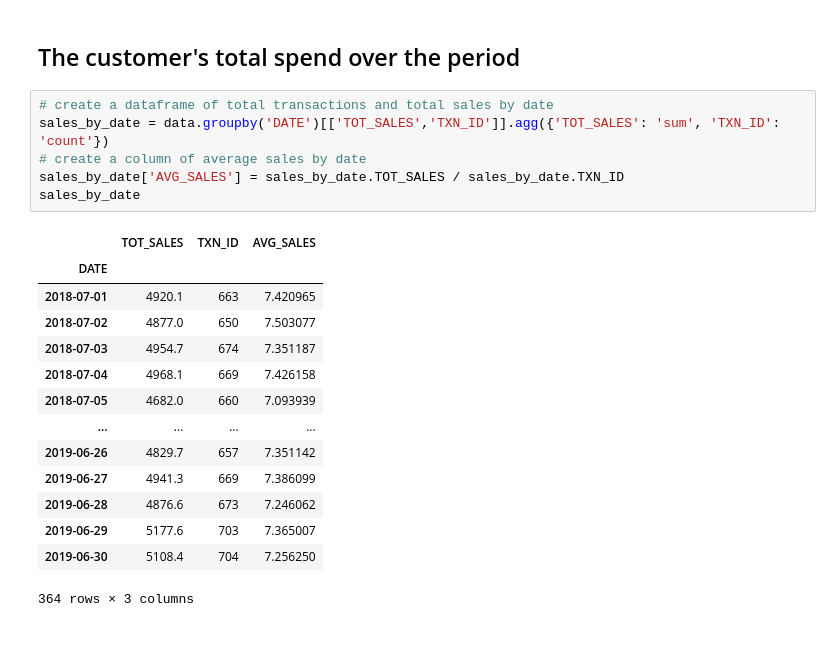
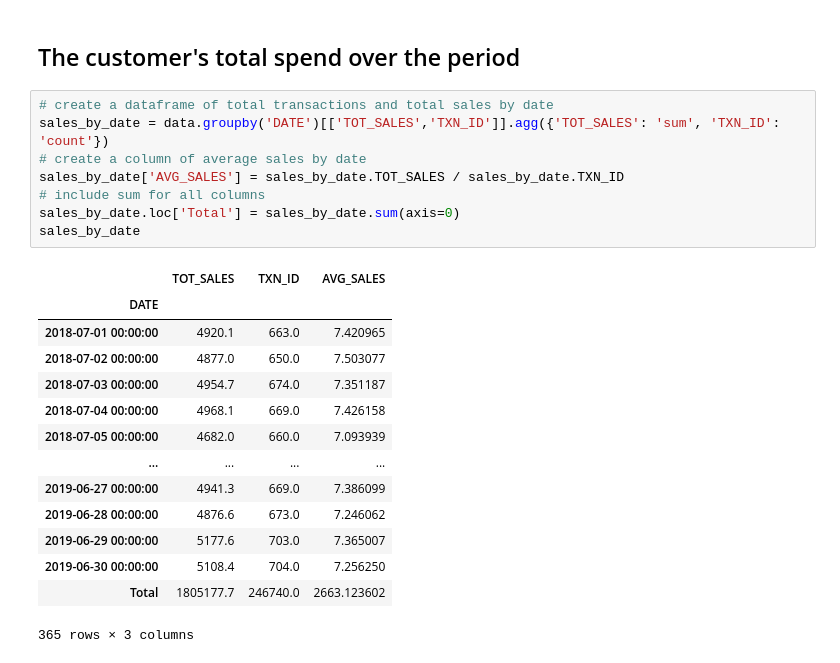
Before and after one commit to Ethan4thewin/Quantium---Chips, a Jupyter notebook: my_nb.ipynb, the cells around one changed output. Drawn from its saved outputs; the diff is of its cells as text.

```diff
--- a/my_nb.ipynb
+++ b/my_nb.ipynb
@@ -590,21 +635,23 @@ Based on the descriptive statistics above:
 # %%
 # create a dataframe of total transactions and total sales by date
 sales_by_date = data.groupby('DATE')[['TOT_SALES','TXN_ID']].agg({'TOT_SALES': 'sum', 'TXN_ID': 'count'})
 # create a column of average sales by date
 sales_by_date['AVG_SALES'] = sales_by_date.TOT_SALES / sales_by_date.TXN_ID
+# include sum for all columns
+sales_by_date.loc['Total'] = sales_by_date.sum(axis=0)
 sales_by_date
 # %% [output]
 |  | TOT_SALES | TXN_ID | AVG_SALES |
 | DATE |  |  |  |
-| 2018-07-01 | 4920.1 | 663 | 7.420965 |
-| 2018-07-02 | 4877.0 | 650 | 7.503077 |
-| 2018-07-03 | 4954.7 | 674 | 7.351187 |
-| 2018-07-04 | 4968.1 | 669 | 7.426158 |
-| 2018-07-05 | 4682.0 | 660 | 7.093939 |
+| 2018-07-01 00:00:00 | 4920.1 | 663.0 | 7.420965 |
+| 2018-07-02 00:00:00 | 4877.0 | 650.0 | 7.503077 |
+| 2018-07-03 00:00:00 | 4954.7 | 674.0 | 7.351187 |
+| 2018-07-04 00:00:00 | 4968.1 | 669.0 | 7.426158 |
+| 2018-07-05 00:00:00 | 4682.0 | 660.0 | 7.093939 |
 | ... | ... | ... | ... |
-| 2019-06-26 | 4829.7 | 657 | 7.351142 |
-| 2019-06-27 | 4941.3 | 669 | 7.386099 |
-| 2019-06-28 | 4876.6 | 673 | 7.246062 |
-| 2019-06-29 | 5177.6 | 703 | 7.365007 |
-| 2019-06-30 | 5108.4 | 704 | 7.256250 |
+| 2019-06-27 00:00:00 | 4941.3 | 669.0 | 7.386099 |
+| 2019-06-28 00:00:00 | 4876.6 | 673.0 | 7.246062 |
+| 2019-06-29 00:00:00 | 5177.6 | 703.0 | 7.365007 |
+| 2019-06-30 00:00:00 | 5108.4 | 704.0 | 7.256250 |
+| Total | 1805177.7 | 246740.0 | 2663.123602 |
-364 rows × 3 columns
+365 rows × 3 columns
```
Also changed, not shown: parts of 29 cells of this notebook.
